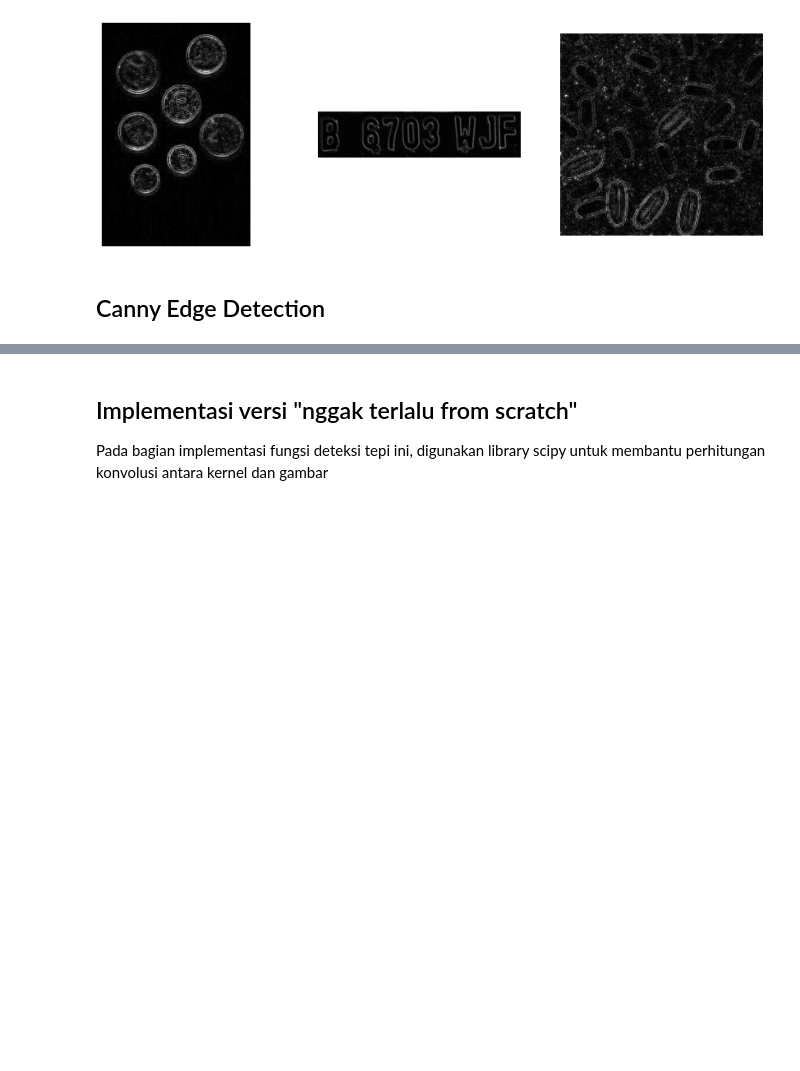
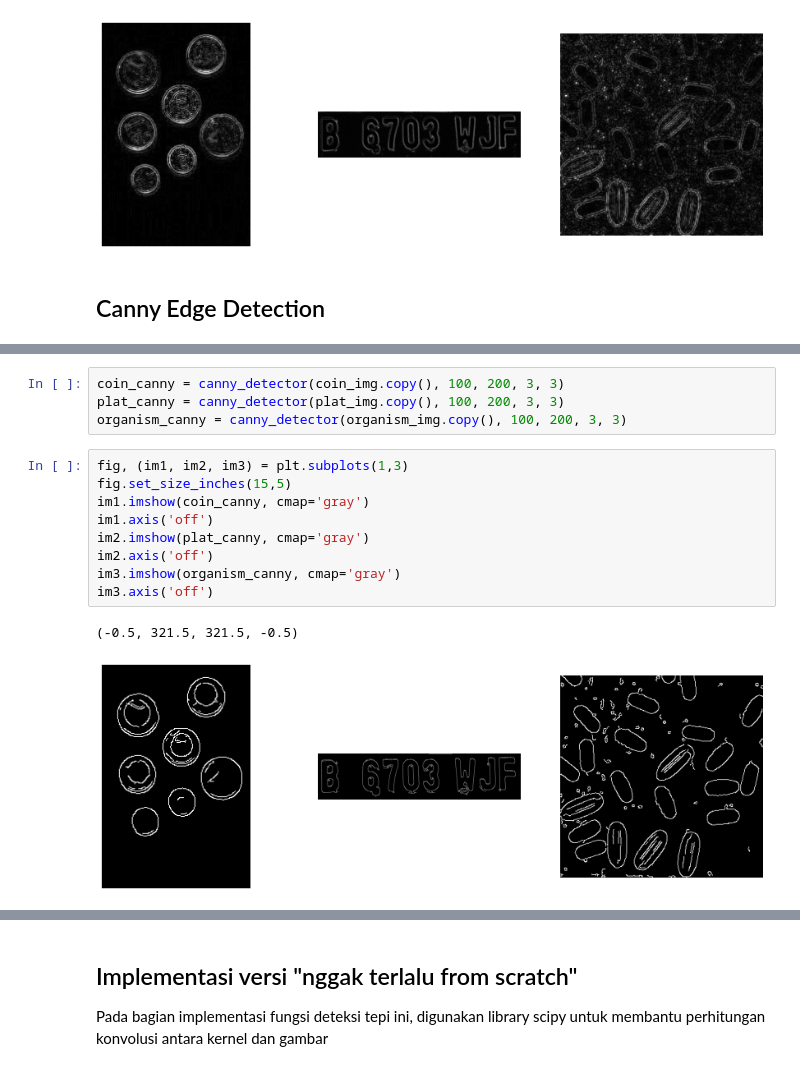
Before and after one commit to fjoeda/pengolahan-citra-dan-visi-komputer, a Jupyter notebook: egde-detection/Tugas Edge Detection.ipynb, the cells around one changed output, grey strips where cells are left out. Saved outputs shown, nothing was run; the diff lists cells and outputs as text; blank space fills up the shorter version.

```diff
--- a/egde-detection/Tugas Edge Detection.ipynb
+++ b/egde-detection/Tugas Edge Detection.ipynb
@@ -121,0 +154,16 @@ coin_canny = cv2.Canny(
+# %%
+coin_canny = canny_detector(coin_img.copy(), 100, 200, 3, 3)
+plat_canny = canny_detector(plat_img.copy(), 100, 200, 3, 3)
+organism_canny = canny_detector(organism_img.copy(), 100, 200, 3, 3)
+# %%
+fig, (im1, im2, im3) = plt.subplots(1,3)
+fig.set_size_inches(15,5)
+im1.imshow(coin_canny, cmap='gray')
+im1.axis('off')
+im2.imshow(plat_canny, cmap='gray')
+im2.axis('off')
+im3.imshow(organism_canny, cmap='gray')
+im3.axis('off')
+# %% [output]
+(-0.5, 321.5, 321.5, -0.5)
+[figure, added]
```
Also changed, not shown: parts of 12 cells of this notebook.
